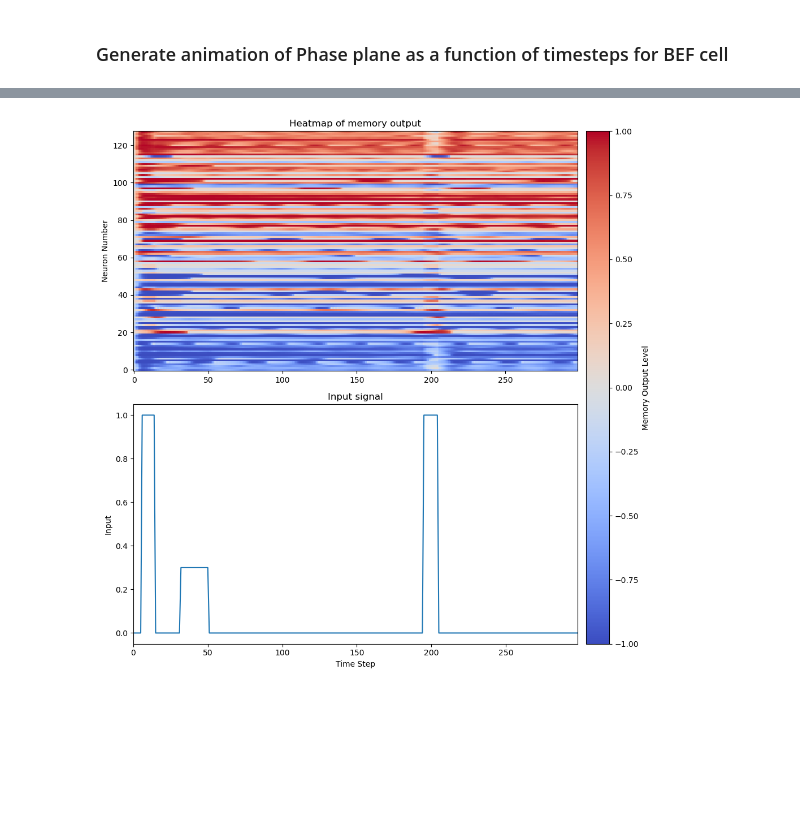
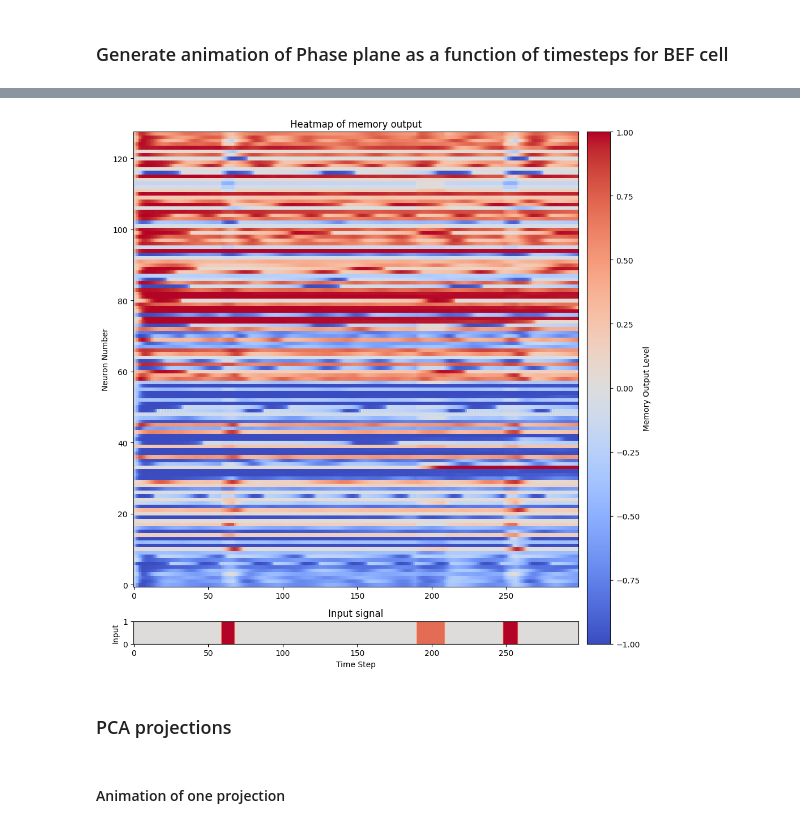
Before and after one commit to gerome-andry/BIO_inspired_RNN, a Jupyter notebook: test.ipynb, the cells around one changed output, grey strips where cells are left out. Drawn from its saved outputs; the diff is of its cells as text; code cells hidden in the pictures; blank space fills up the shorter version.

```diff
--- a/test.ipynb
+++ b/test.ipynb
@@ -11,7 +11,7 @@ in_emb = memory_size//4
 mem_lay = 1
 inputs_dim = 2
 decisions = 3
-typeCell = 'BRC'
+typeCell = 'BEF'
 
 sensor = ResMLP(inputs_dim, in_emb, [64,64,64])
 actor = ResMLP(memory_size, decisions, [64,64,64])
@@ -394,33 +392,38 @@ def plot_heatmap(pred_c, input_signal):
     timesteps, neurons = np.meshgrid(range(num_timesteps), range(num_neurons))
 
     # Create subplots for both heatmaps
     fig = plt.figure(figsize=(10, 10))
-    gs = gridspec.GridSpec(2, 2, width_ratios=[0.95, 0.05], height_ratios=[1, 1])
+    gs = gridspec.GridSpec(2, 2, width_ratios=[0.95, 0.05], height_ratios=[10, 0.5])
     ax1 = fig.add_subplot(gs[0, 0])
     ax2 = fig.add_subplot(gs[1, 0])
     cax = fig.add_subplot(gs[:, 1])
 
     # Plot pred_c heatmap
     pcm1 = ax1.pcolormesh(timesteps, neurons, pred_c.T, shading='auto', cmap='coolwarm', vmin = -1, vmax = 1)
     ax1.set_ylabel('Neuron Number')
     ax1.set_title('Heatmap of memory output')
 
     # Plot mod_in heatmap
-    ax2.plot(input_signal)
+    x = np.arange(num_timesteps)
+    extent = [x[0]-(x[1]-x[0])/2., x[-1]+(x[1]-x[0])/2.,0,1]
+    ax2.imshow(input_signal[np.newaxis,:], cmap="coolwarm", aspect="auto", extent=extent,vmin = -1, vmax = 1)
+    #ax2.pcolormesh(np.arange(num_timesteps), input_signal, shading='auto', cmap='coolwarm', vmin = -1, vmax = 1)
     ax2.set_xlabel('Time Step')
     ax2.set_ylabel('Input')
     ax2.set_title('Input signal')
     ax2.margins(x=0)
     # Add colorbar
     cbar = fig.colorbar(pcm1, cax=cax)
     cbar.set_label('Memory Output Level')
 
     plt.tight_layout()
     plt.show()
 
 toOrder = pred_c[0].T
 corr = torch.corrcoef(toOrder)
 idx = corr[0].argsort(descending = True)
 plot_heatmap(pred_c[0,:,idx],d_i[0])
 # %% [output]
-[figure, old version]
+[figure, new version]
+# %% [markdown]
+### PCA projections
@@ -426,0 +445,2 @@ plot_heatmap(pred_c[0,:,idx],d_i[0])
+# %% [markdown]
+#### Animation of one projection
```
Also changed, not shown: parts of 12 cells of this notebook.
